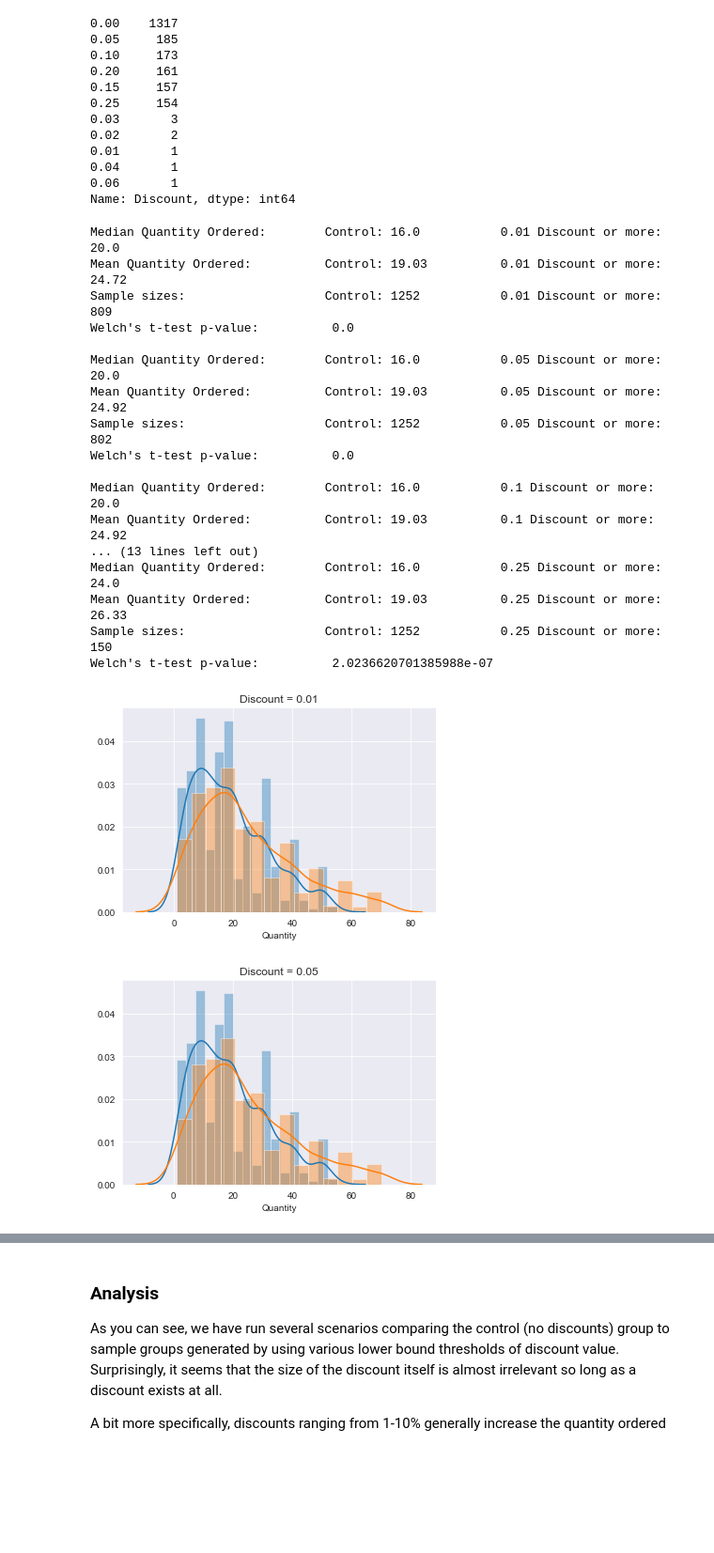
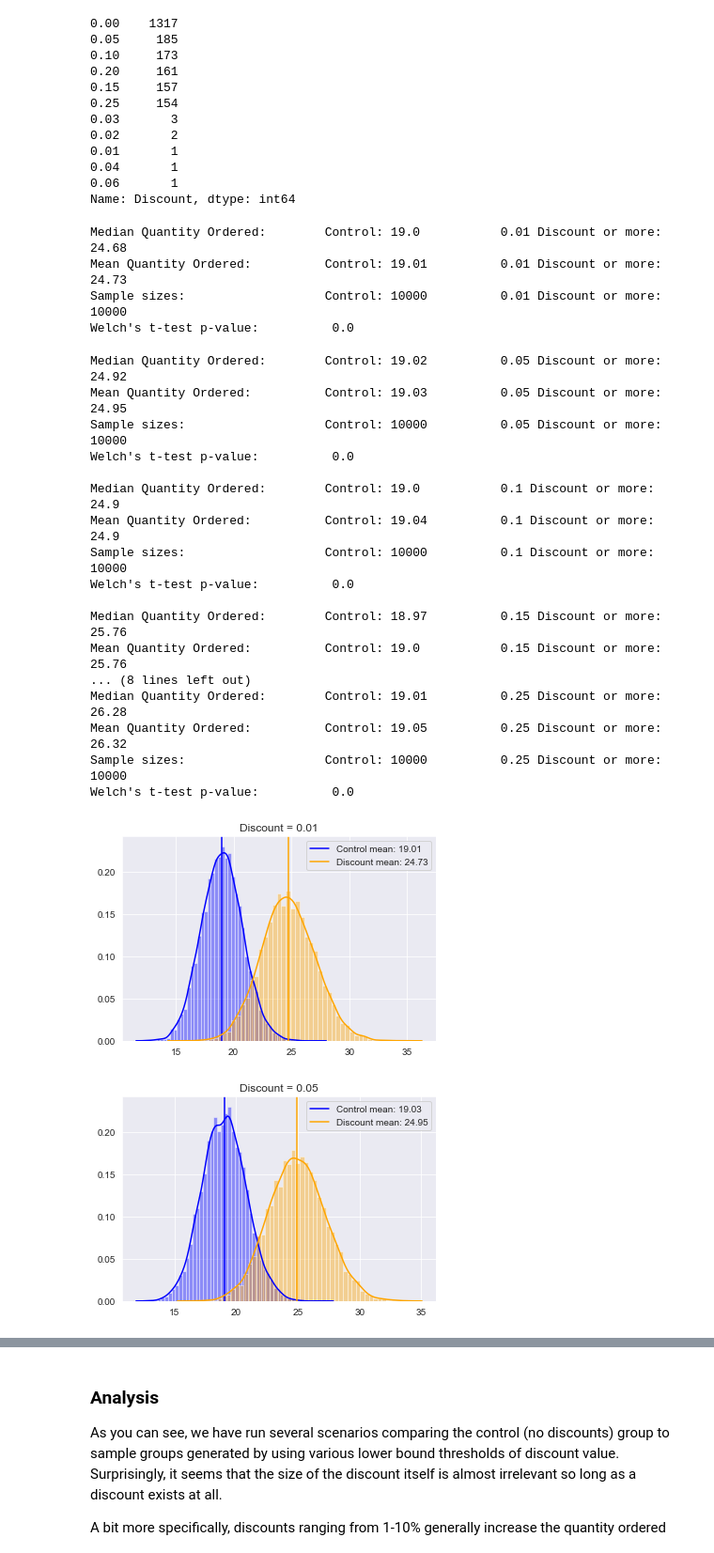
Before and after one commit to magnawhale/dsc-mod-3-project-online-ds-ft-051319, a Jupyter notebook: question_01.ipynb, the cells around one changed output, grey strips where cells are left out. Shown at 94% size. Drawn from its saved outputs; the diff is of its cells as text; code cells hidden in the pictures; blank space fills up the shorter version.

```diff
--- a/question_01.ipynb
+++ b/question_01.ipynb
@@ -133,11 +169,15 @@ b1 = orderdetail_df.loc[(orderdetail_df.Discount != 0) & (orderdetail_df.Quantit
 # %%
-# Plot the distributions
-sns.distplot(a1)
-sns.distplot(b1);
+# Create Sampling Distributions
+a2 = create_sample_distribution(list(a1.values), 10000, 50)
+b2 = create_sample_distribution(list(b1.values), 10000, 50)
+
+# Plot the sampling distributions
+sns.distplot(a2)
+sns.distplot(b2);
 
 # Calculate basic statistics and run Welch's t-test on samples
-print(f"Median Quantity Ordered: \tNo Discount: {round(a1.median(),2)} \tDiscount: {round(b1.median(),2)}")
-print(f"Mean Quantity Ordered: \t\tNo Discount: {round(a1.mean(),2)} \tDiscount: {round(b1.mean(),2)}")
-print(f'Sample sizes: \t\t\tNo Discount: {len(a1)} \tDiscount: {len(b1)}')
-print("Welch's t-test p-value:\t\t", p_value(a1, b1))
+print(f"Median Quantity Ordered: \tNo Discount: {round(np.median(a2),2)} \tDiscount: {round(np.median(b2),2)}")
+print(f"Mean Quantity Ordered: \t\tNo Discount: {round(np.mean(a2),2)} \tDiscount: {round(np.mean(b2),2)}")
+print(f'Sample sizes: \t\t\tNo Discount: {len(a2)} \tDiscount: {len(b2)}')
+print("Welch's t-test p-value:\t\t", p_value(a2, b2))
 # %% [output]
@@ -173,36 +213,45 @@ Name: Discount, dtype: int64
 # %%
 # Based on the above information, let's try iterations grouped
 # by every 5% change in discount.
 for percent in [0.01, 0.05, 0.10, 0.15, 0.20, 0.25]:
     a1 = orderdetail_df.loc[(orderdetail_df.Discount == 0) &
                             (orderdetail_df.Quantity<=55), ['Quantity']].Quantity
     b1 = orderdetail_df.loc[(orderdetail_df.Discount >= percent) &
                             (orderdetail_df.Quantity<=70), ['Quantity']].Quantity
-    print(f"Median Quantity Ordered: \tControl: {round(a1.median(),2)} \t\t{percent} Discount or more: {round(b1.median(),2)}")
-    print(f"Mean Quantity Ordered: \t\tControl: {round(a1.mean(),2)} \t\t{percent} Discount or more: {round(b1.mean(),2)}")
-    print(f'Sample sizes: \t\t\tControl: {len(a1)} \t\t{percent} Discount or more: {len(b1)}')
-    print("Welch's t-test p-value:\t\t", p_value(a1, b1), "\n ")
+    a2 = create_sample_distribution(list(a1.values), 10000, 50)
+    b2 = create_sample_distribution(list(b1.values), 10000, 50)
+    print(f"Median Quantity Ordered: \tControl: {round(np.median(a2),2)} \t\t{percent} Discount or more: {round(np.median(b2),2)}")
+    print(f"Mean Quantity Ordered: \t\tControl: {round(np.mean(a2),2)} \t\t{percent} Discount or more: {round(np.mean(b2),2)}")
+    print(f'Sample sizes: \t\t\tControl: {len(a2)} \t\t{percent} Discount or more: {len(b2)}')
+    print("Welch's t-test p-value:\t\t", p_value(a2, b2), "\n ")
     plt.figure()
-    sns.distplot(a1)
-    sns.distplot(b1)
+    sns.distplot(a2, color='blue')
+    plt.axvline(round(np.mean(a2),2), label=f'Control mean: {round(np.mean(a2),2)}', color='blue')
+    sns.distplot(b2, color='orange')
+    plt.axvline(round(np.mean(b2),2), label=f'Discount mean: {round(np.mean(b2),2)}', color='orange')
+    plt.legend()
     plt.title(f'Discount = {percent}');
 # %% [output]
-Median Quantity Ordered:        Control: 16.0           0.01 Discount or more: 20.0
-Mean Quantity Ordered:          Control: 19.03          0.01 Discount or more: 24.72
-Sample sizes:                   Control: 1252           0.01 Discount or more: 809
+Median Quantity Ordered:        Control: 19.0           0.01 Discount or more: 24.68
+Mean Quantity Ordered:          Control: 19.01          0.01 Discount or more: 24.73
+Sample sizes:                   Control: 10000          0.01 Discount or more: 10000
 Welch's t-test p-value:          0.0
-
-Median Quantity Ordered:        Control: 16.0           0.05 Discount or more: 20.0
-Mean Quantity Ordered:          Control: 19.03          0.05 Discount or more: 24.92
-Sample sizes:                   Control: 1252           0.05 Discount or more: 802
-Welch's t-test p-value:          0.0
-
-Median Quantity Ordered:        Control: 16.0           0.1 Discount or more: 20.0
-Mean Quantity Ordered:          Control: 19.03          0.1 Discount or more: 24.92
-... (13 lines left out)
-Median Quantity Ordered:        Control: 16.0           0.25 Discount or more: 24.0
-Mean Quantity Ordered:          Control: 19.03          0.25 Discount or more: 26.33
-Sample sizes:                   Control: 1252           0.25 Discount or more: 150
-Welch's t-test p-value:          2.0236620701385988e-07
+Median Quantity Ordered:        Control: 19.02          0.05 Discount or more: 24.92
+Mean Quantity Ordered:          Control: 19.03          0.05 Discount or more: 24.95
+Sample sizes:                   Control: 10000          0.05 Discount or more: 10000
+Welch's t-test p-value:          0.0
+
+Median Quantity Ordered:        Control: 19.0           0.1 Discount or more: 24.9
+Mean Quantity Ordered:          Control: 19.04          0.1 Discount or more: 24.9
+Sample sizes:                   Control: 10000          0.1 Discount or more: 10000
+Welch's t-test p-value:          0.0
+
+Median Quantity Ordered:        Control: 18.97          0.15 Discount or more: 25.76
+Mean Quantity Ordered:          Control: 19.0           0.15 Discount or more: 25.76
+... (8 lines left out)
+Median Quantity Ordered:        Control: 19.01          0.25 Discount or more: 26.28
+Mean Quantity Ordered:          Control: 19.05          0.25 Discount or more: 26.32
+Sample sizes:                   Control: 10000          0.25 Discount or more: 10000
+Welch's t-test p-value:          0.0
-[figure, old version]
+[figure, new version]
-[figure, old version]
+[figure, new version]
```
Also changed, not shown: parts of 7 cells of this notebook, 3 other files.
